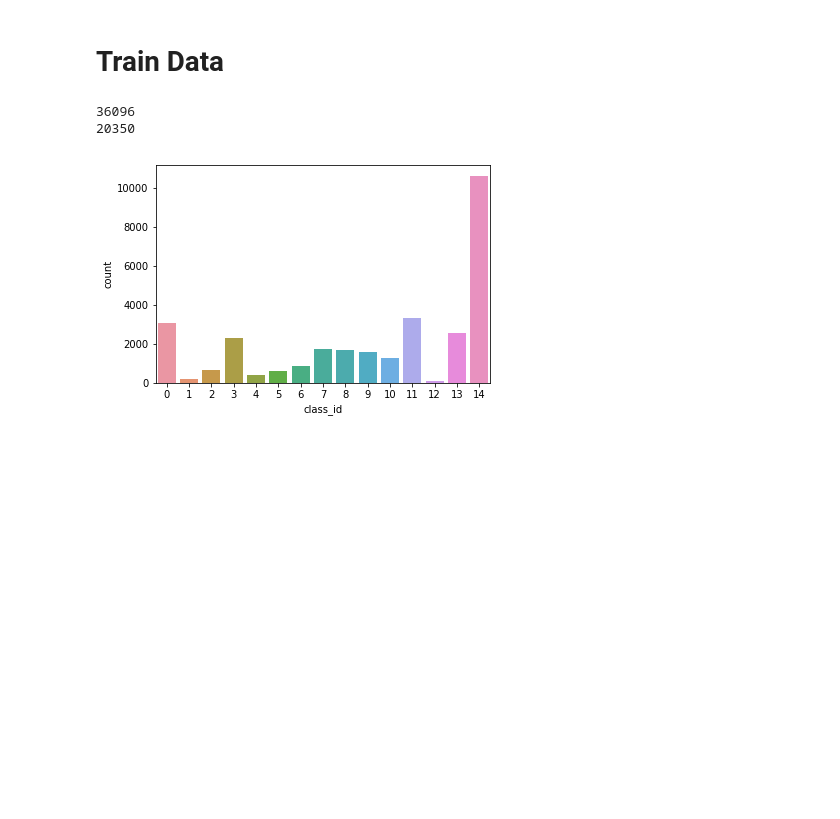
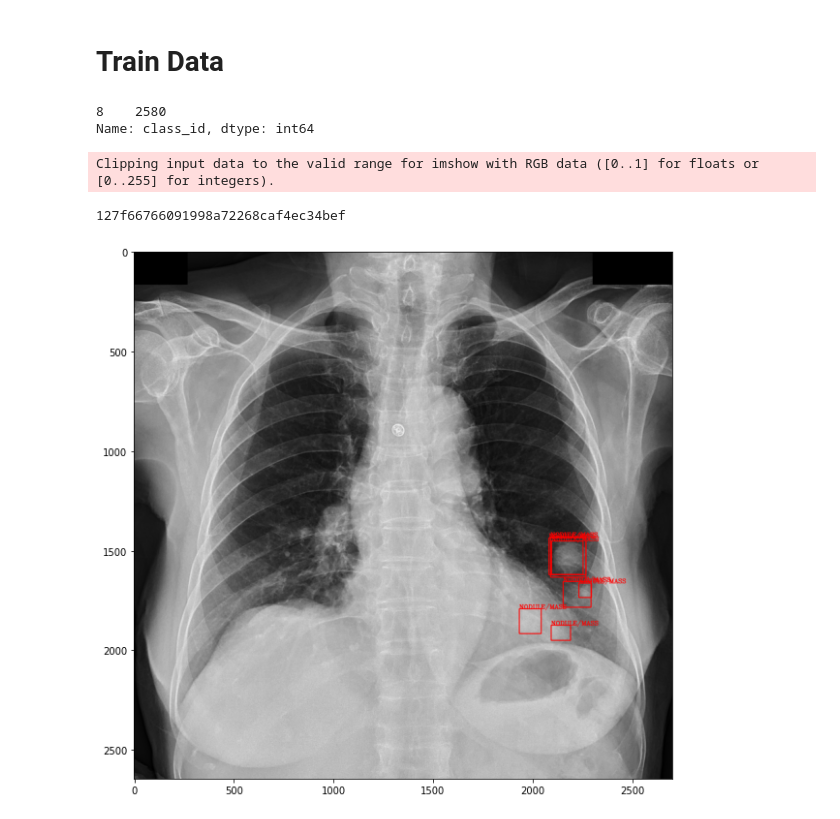
Before and after one commit to skull8888888/xray, a Jupyter notebook: predict.ipynb, the cells around one changed output. Saved outputs shown, nothing was run; the diff lists cells and outputs as text; code cells hidden in the pictures; blank space fills up the shorter version.

Commit message:
added data cleaning

```diff
--- a/predict.ipynb
+++ b/predict.ipynb
@@ -209,19 +214,66 @@ df.to_csv("submission.csv",index=False)
 # %% [markdown]
 # Train Data
 # %%
-dub_df = pd.read_csv('train_downsampled.csv')
-print(len(dub_df[dub_df.class_id != 14]))
-clear = dub_df[dub_df.class_id == 14].groupby(['image_id', 'class_name']).mean().reset_index()
-abnormal = pd.read_csv('abnormal_dedub_org_size.csv')
-print(len(abnormal))
-dub_df = pd.concat([clear, abnormal])
+# 0 - Aortic enlargement
+# 1 - Atelectasis
+# 2 - Calcification
+# 3 - Cardiomegaly
+# 4 - Consolidation
+# 5 - ILD
+# 6 - Infiltration
+# 7 - Lung Opacity
+# 8 - Nodule/Mass
+# 9 - Other lesion
+# 10 - Pleural effusion
+# 11 - Pleural thickening
+# 12 - Pneumothorax
+# 13 - Pulmonary fibrosis
+
+# df = pd.read_csv('5_fold_dedub_abnormal_org_size.csv')
+df = pd.read_csv('train.csv')
+# print(len(dub_df[dub_df.class_id != 14]))
+# clear = dub_df[dub_df.class_id == 14].groupby(['image_id', 'class_name']).mean().reset_index()
+# abnormal = pd.read_csv('abnormal_dedub_org_size.csv')
+# print(len(abnormal))
+# dub_df = pd.concat([clear, abnormal])
 # dub_df.class_id.hist()
 
-ax = sns.countplot(x="class_id",data=dub_df)
+# df_minority = df.groupby('class_id').filter(lambda x: len(x) < 112).reset_index()
+df_minority = df[df.class_id == 8]
+
+# ax = sns.countplot(x="class_id",data=df_minority)
+
+# df.class_id.value_counts()
+df_minority.class_id.value_counts()
 # %% [output]
-36096
-20350
+8    2580
+Name: class_id, dtype: int64
-[figure, removed]
+# %%
+df = df_minority.groupby('image_id').agg(lambda x: list(x)).reset_index()
+idx = 60
+records = df.loc[idx]
+image_id = records['image_id']
+
+print(image_id)
+# width = meta.loc[image_id]['dim1']
+# height = meta.loc[image_id]['dim0']
+
+labels = records['class_id']
+scores = np.ones(len(labels))
+
+boxes = records[['x_min','y_min', 'x_max', 'y_max']].to_numpy()
+boxes = np.array(boxes.tolist()).T
+boxes = boxes.astype(int)
+
+img_path = 'vinbigdata/images/train/' + image_id + '.jpg'
+
+# 19da7247b897983617e17c69636620ad - one large module mass
+
+plot_image(img_path, boxes, labels)
+# %% [output]
+Clipping input data to the valid range for imshow with RGB data ([0..1] for floats or [0..255] for integers).
+127f66766091998a72268caf4ec34bef
+[figure, added]
 # %%
 sub = pd.read_csv('submission.csv')
 
```
Also changed, not shown: parts of 2 cells of this notebook, 10 other files.
